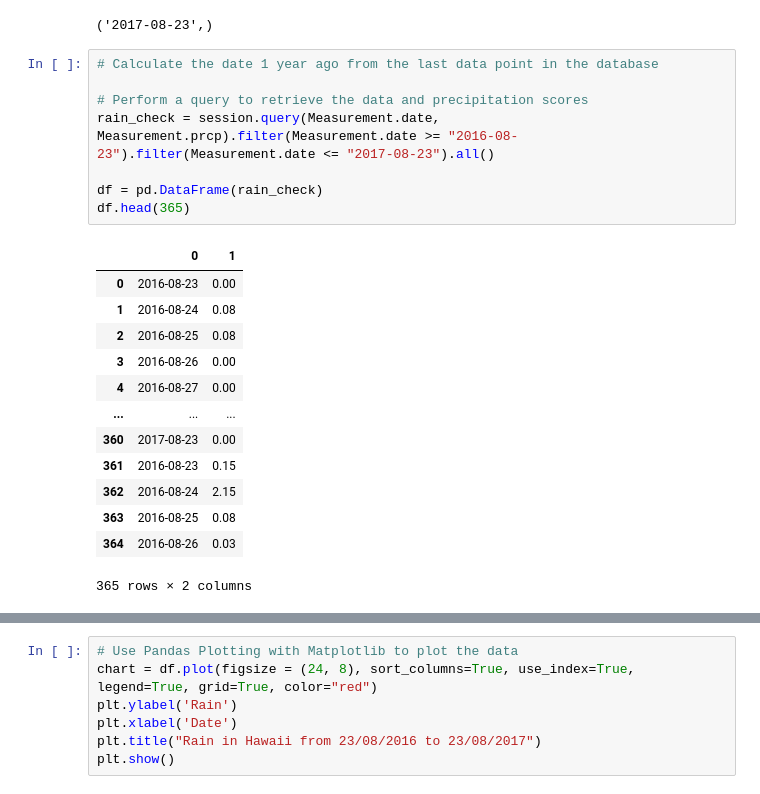
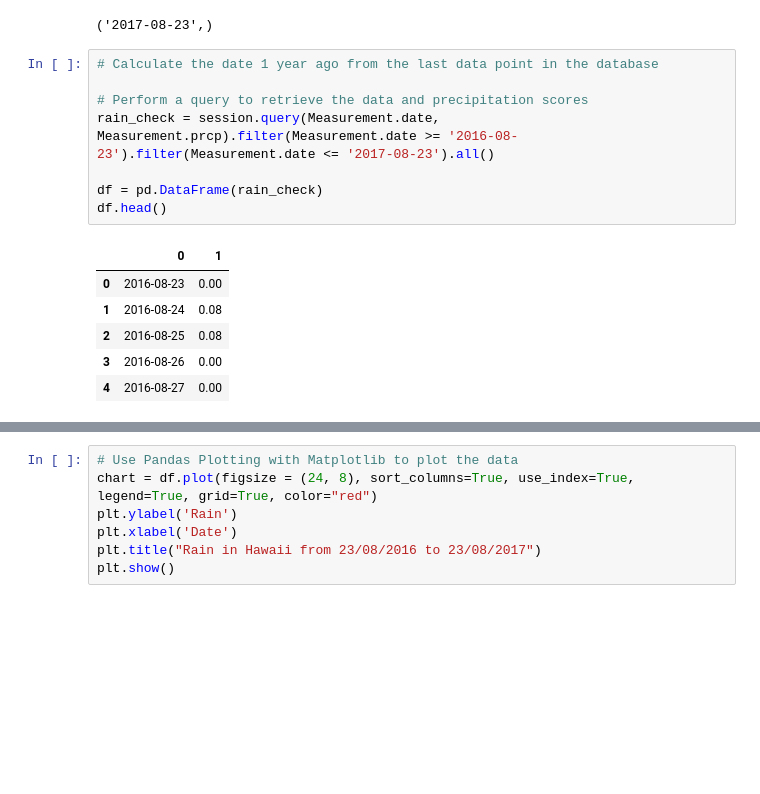
Before and after one commit to woodpecker2100/sqlalchemy-challenge, a Jupyter notebook: climate_starter.ipynb, the cells around one changed output, grey strips where cells are left out. Saved outputs shown, nothing was run; the diff lists cells and outputs as text; blank space fills up the shorter version.

```diff
--- a/climate_starter.ipynb
+++ b/climate_starter.ipynb
@@ -47,24 +47,17 @@ recent_date
 # %%
 # Calculate the date 1 year ago from the last data point in the database
 
 # Perform a query to retrieve the data and precipitation scores
-rain_check = session.query(Measurement.date, Measurement.prcp).filter(Measurement.date >= "2016-08-23").filter(Measurement.date <= "2017-08-23").all()
+rain_check = session.query(Measurement.date, Measurement.prcp).filter(Measurement.date >= '2016-08-23').filter(Measurement.date <= '2017-08-23').all()
 
 df = pd.DataFrame(rain_check)
-df.head(365)
+df.head()
 # %% [output]
 |  | 0 | 1 |
 | 0 | 2016-08-23 | 0.00 |
 | 1 | 2016-08-24 | 0.08 |
 | 2 | 2016-08-25 | 0.08 |
 | 3 | 2016-08-26 | 0.00 |
 | 4 | 2016-08-27 | 0.00 |
-| ... | ... | ... |
-| 360 | 2017-08-23 | 0.00 |
-| 361 | 2016-08-23 | 0.15 |
-| 362 | 2016-08-24 | 2.15 |
-| 363 | 2016-08-25 | 0.08 |
-| 364 | 2016-08-26 | 0.03 |
-365 rows × 2 columns
 # %%
 # Save the query results as a Pandas DataFrame and set the index to the date column
```
Also changed, not shown: parts of 1 cell of this notebook, 1 other file.
